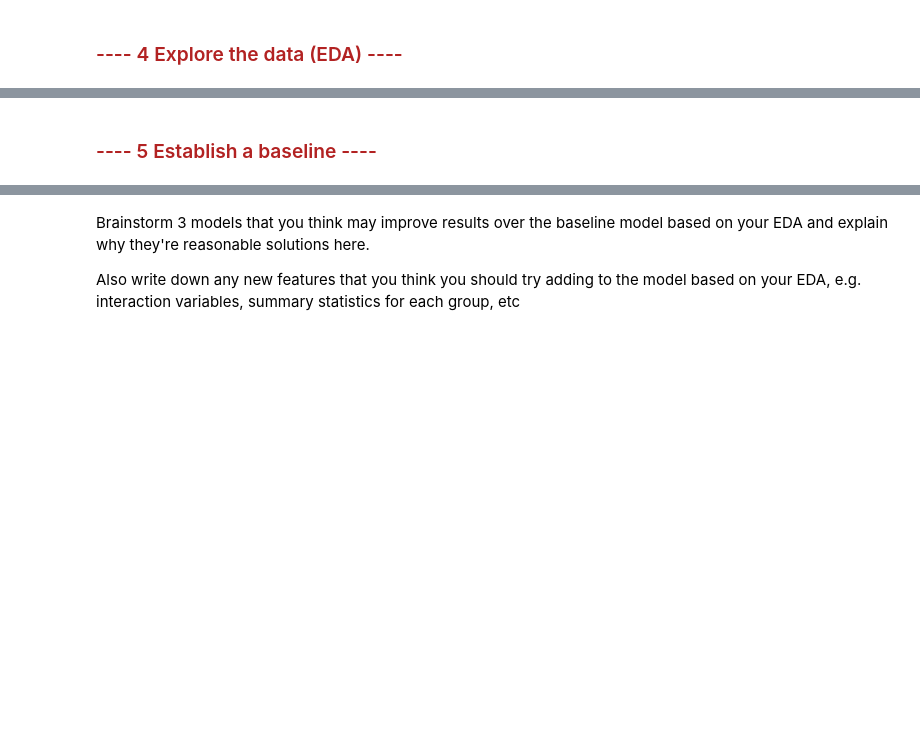
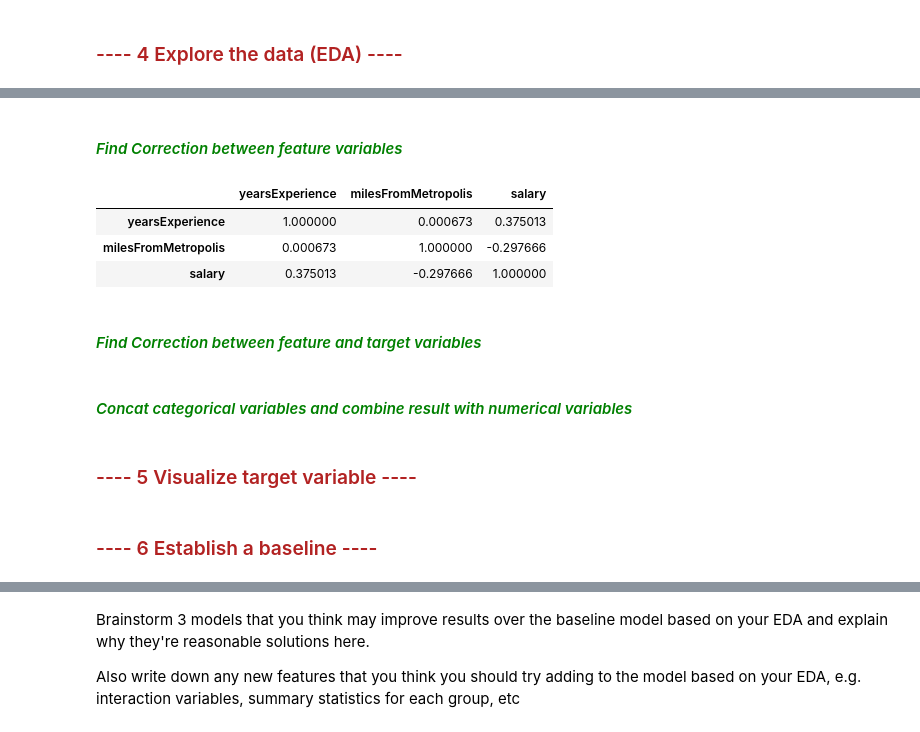
Before and after one commit to suroor89/salary_prediction_portfolio, a Jupyter notebook: Salary_Prediction.ipynb, the cells around one changed output, grey strips where cells are left out. Cells and saved outputs as stored; diff of their text form; code cells hidden in the pictures; blank space fills up the shorter version.

```diff
--- a/Salary_Prediction.ipynb
+++ b/Salary_Prediction.ipynb
@@ -161,0 +202,6 @@ clean_train_df.head(5)
+# %%
+def merge_cat_num_data(df1,df2,on=None):# cat_vars=None, num_vars=None):
+    train_df = pd.merge(df1, df2, on=None)
+    return train_df
+merged_data = merge_cat_num_data(train_feature_df,train_target_df,on='jobId')
+merged_data.head(5)
@@ -161,0 +215,17 @@ clean_train_df.head(5)
+# %% [markdown]
+#### <font color=green>*Find Correction between feature variables*</font>
+# %%
+#def get_correlation(df, var1, var2):
+ #   return df[var1].corr(df[var2])
+
+#get_correlation(merged_data,'jobId','salary')
+merged_data.corr()
+# %% [output]
+|  | yearsExperience | milesFromMetropolis | salary |
+| yearsExperience | 1.000000 | 0.000673 | 0.375013 |
+| milesFromMetropolis | 0.000673 | 1.000000 | -0.297666 |
+| salary | 0.375013 | -0.297666 | 1.000000 |
+# %% [markdown]
+#### <font color=green>*Find Correction between feature and target variables*</font>
+# %% [markdown]
+#### <font color=green>*Concat categorical variables and combine result with numerical variables*</font>
@@ -162,5 +240,7 @@ clean_train_df.head(5)
+# %% [markdown]
+### <font color=Firebrick>---- 5 Visualize target variable ----</font>
 # %% [markdown]
-### <font color=Firebrick>---- 5 Establish a baseline ----</font>
+### <font color=Firebrick>---- 6 Establish a baseline ----</font>
 # %%
 #select a reasonable metric (MSE in this case)
 #create an extremely simple model and measure its efficacy
```
Also changed, not shown: parts of 20 cells of this notebook.
